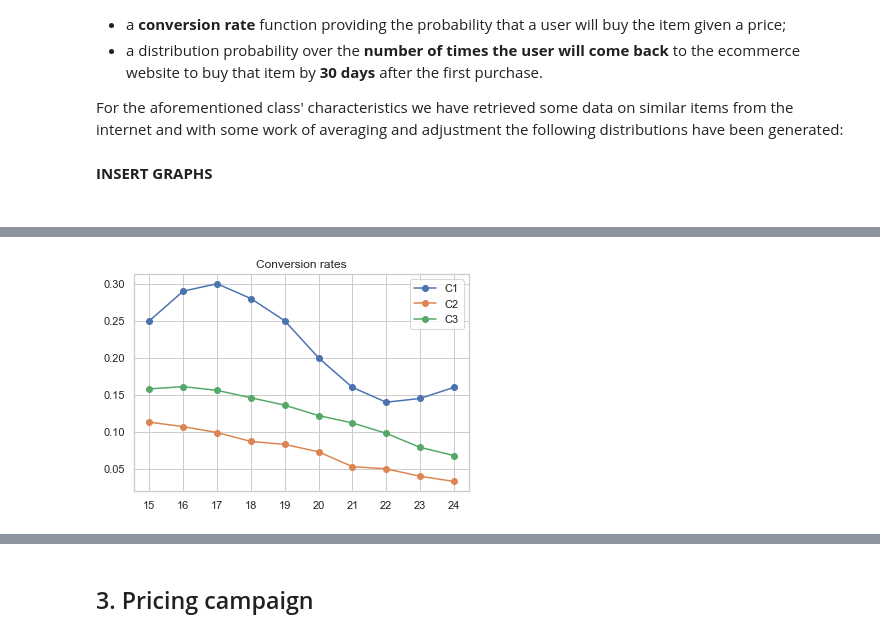
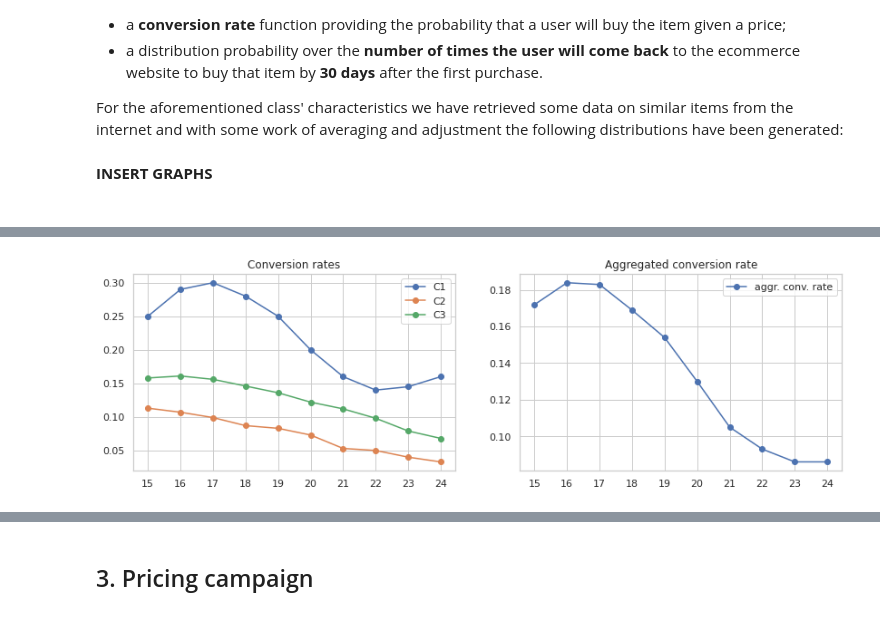
Before and after one commit to fcolombo7/DataIntelligenceApplications, a Jupyter notebook: Report intro.ipynb, the cells around one changed output, grey strips where cells are left out. Cells and saved outputs as stored; diff of their text form; code cells hidden in the pictures.

```diff
--- a/Report intro.ipynb
+++ b/Report intro.ipynb
@@ -36,4 +44,4 @@ plotter = Plotter('src/report_data.json')
 # %%
-plotter.plot_conversion_rates()
+plotter.plot_conversion_rates(sub=True, figsize=(14,4))
 # %% [output]
-[figure, old version]
+[figure, new version]
```
Also changed, not shown: parts of 32 cells of this notebook, 5 other files.
